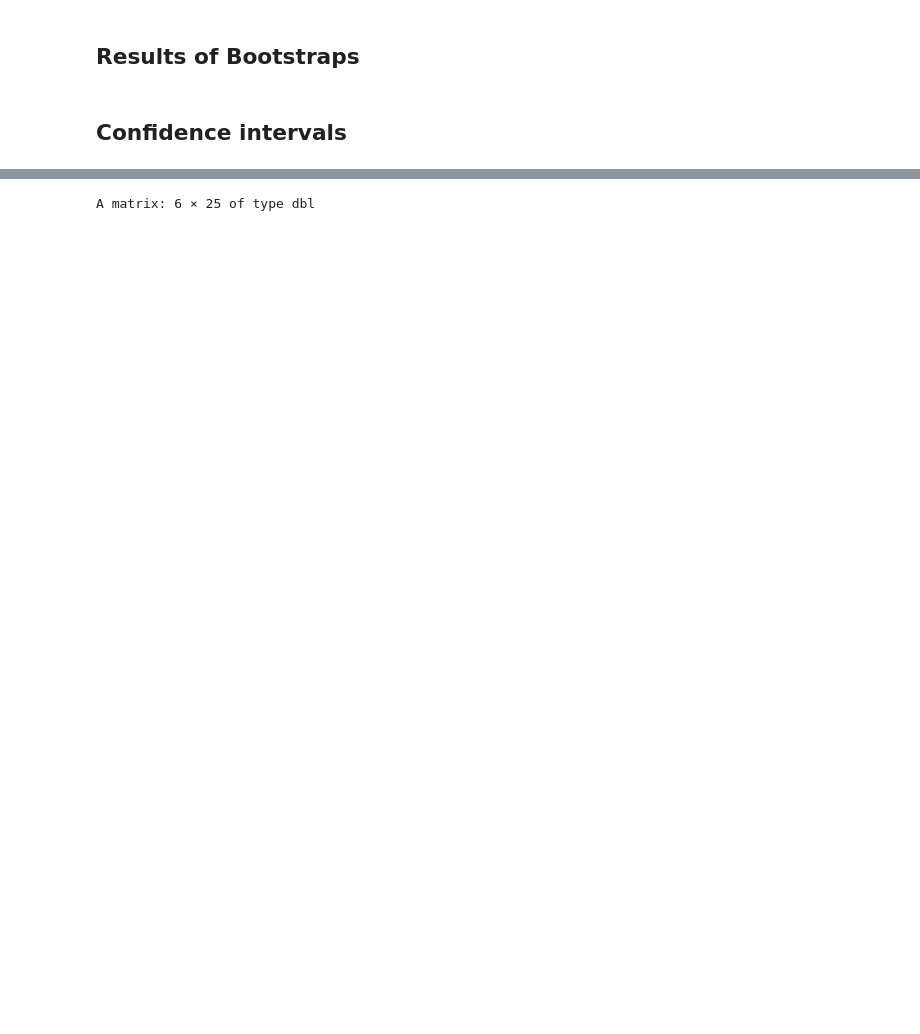
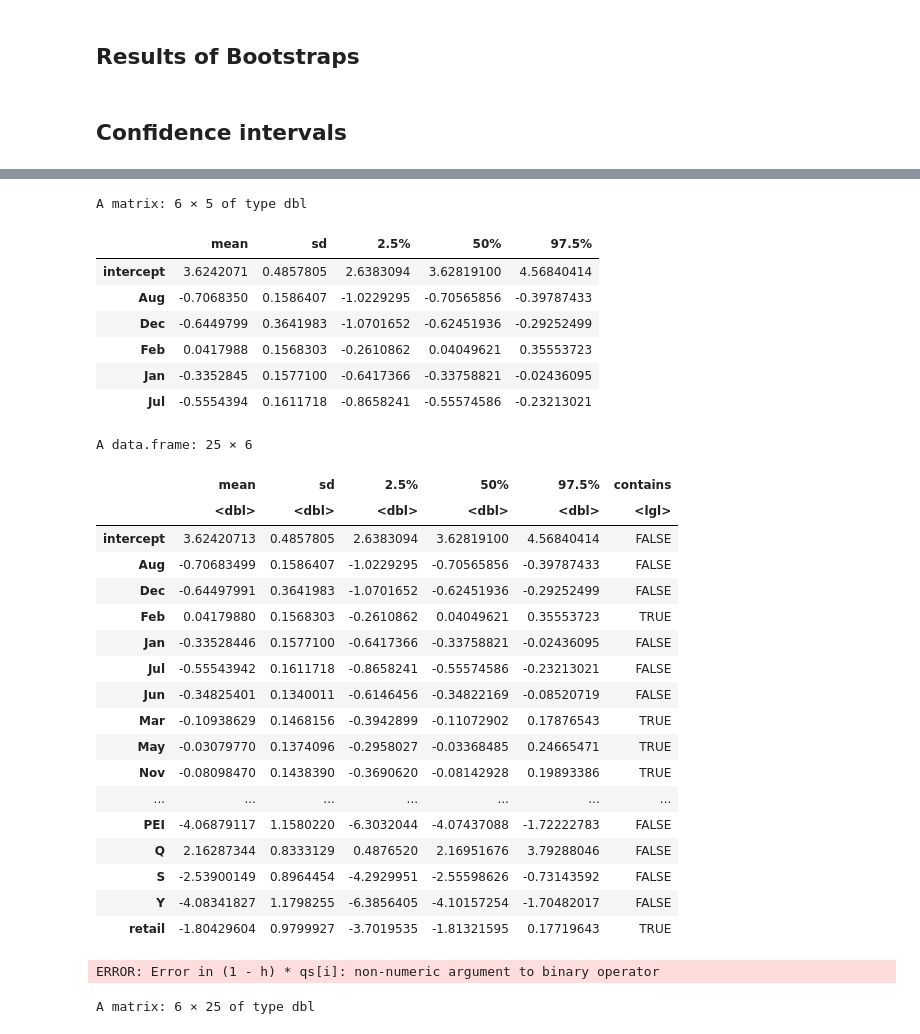
Before and after one commit to LeoKraushaar/protests, a Jupyter notebook: code/R/bootstrap_results.ipynb, the cells around one changed output, grey strips where cells are left out. Cells and saved outputs as stored; diff of their text form; code cells hidden in the pictures; blank space fills up the shorter version.

```diff
--- a/code/R/bootstrap_results.ipynb
+++ b/code/R/bootstrap_results.ipynb
@@ -60,0 +60,4 @@ split_data <- split(results, type)
+# %%
+R_data <- split_data$R
+
+head(R_data)
@@ -61,9 +100,61 @@ split_data <- split(results, type)
+# %%
+alpha = 0.05
+
+R_mean_and_sd <- apply(X=R_data[2:ncol(R_data)], MARGIN = 2, FUN = function(x) mean_and_sd(x))
+R_intervals <- apply(X=R_data[2:ncol(R_data)], MARGIN = 2, FUN = function(x) interval(x, alpha))
+
+R_results <- rbind(R_mean_and_sd,
+                   R_intervals)
+
+rownames(R_results)[1:2] <- c("mean", "sd")
+
+R_results <- t(R_results)
+head(R_results)
+
+contains <- sapply(1:nrow(R_results), function(i) {
+    (R_results[i, "2.5%"] <= 0) & (R_results[i, "97.5%"] >= 0)
+})
+
+R_results <- as.data.frame(R_results)
+R_results$contains <- contains
+
+R_results
+# %% [output]
+A matrix: 6 × 5 of type dbl
+|  | mean | sd | 2.5% | 50% | 97.5% |
+| intercept | 3.6242071 | 0.4857805 | 2.6383094 | 3.62819100 | 4.56840414 |
+| Aug | -0.7068350 | 0.1586407 | -1.0229295 | -0.70565856 | -0.39787433 |
+| Dec | -0.6449799 | 0.3641983 | -1.0701652 | -0.62451936 | -0.29252499 |
+| Feb | 0.0417988 | 0.1568303 | -0.2610862 | 0.04049621 | 0.35553723 |
+| Jan | -0.3352845 | 0.1577100 | -0.6417366 | -0.33758821 | -0.02436095 |
+| Jul | -0.5554394 | 0.1611718 | -0.8658241 | -0.55574586 | -0.23213021 |
+A data.frame: 25 × 6
+|  | mean | sd | 2.5% | 50% | 97.5% | contains |
+|  | <dbl> | <dbl> | <dbl> | <dbl> | <dbl> | <lgl> |
+| intercept | 3.62420713 | 0.4857805 | 2.6383094 | 3.62819100 | 4.56840414 | FALSE |
+| Aug | -0.70683499 | 0.1586407 | -1.0229295 | -0.70565856 | -0.39787433 | FALSE |
+| Dec | -0.64497991 | 0.3641983 | -1.0701652 | -0.62451936 | -0.29252499 | FALSE |
+| Feb | 0.04179880 | 0.1568303 | -0.2610862 | 0.04049621 | 0.35553723 | TRUE |
+| Jan | -0.33528446 | 0.1577100 | -0.6417366 | -0.33758821 | -0.02436095 | FALSE |
+| Jul | -0.55543942 | 0.1611718 | -0.8658241 | -0.55574586 | -0.23213021 | FALSE |
+| Jun | -0.34825401 | 0.1340011 | -0.6146456 | -0.34822169 | -0.08520719 | FALSE |
+| Mar | -0.10938629 | 0.1468156 | -0.3942899 | -0.11072902 | 0.17876543 | TRUE |
+| May | -0.03079770 | 0.1374096 | -0.2958027 | -0.03368485 | 0.24665471 | TRUE |
+| Nov | -0.08098470 | 0.1438390 | -0.3690620 | -0.08142928 | 0.19893386 | TRUE |
+| ... | ... | ... | ... | ... | ... | ... |
+| PEI | -4.06879117 | 1.1580220 | -6.3032044 | -4.07437088 | -1.72222783 | FALSE |
+| Q | 2.16287344 | 0.8333129 | 0.4876520 | 2.16951676 | 3.79288046 | FALSE |
+| S | -2.53900149 | 0.8964454 | -4.2929951 | -2.55598626 | -0.73143592 | FALSE |
+| Y | -4.08341827 | 1.1798255 | -6.3856405 | -4.10157254 | -1.70482017 | FALSE |
+| retail | -1.80429604 | 0.9799927 | -3.7019535 | -1.81321595 | 0.17719643 | TRUE |
 # %%
-alpha = 0.05
+
 
 R_intervals <- apply(X=split_data$R[1:ncol(results)-1], MARGIN = 2, FUN = function(X) interval(X, alpha))
 S_intervals <- apply(X=split_data$S[1:ncol(results)-1], MARGIN = 2, FUN = function(X) interval(X, alpha))
 P_intervals <- apply(X=split_data$P[1:ncol(results)-1], MARGIN = 2, FUN = function(X) interval(X, alpha))
+# %% [output]
+ERROR: Error in (1 - h) * qs[i]: non-numeric argument to binary operator
 # %%
 rbind(R_intervals, S_intervals)
 # %% [output]
```
Also changed, not shown: parts of 13 cells of this notebook, 8 other files.
